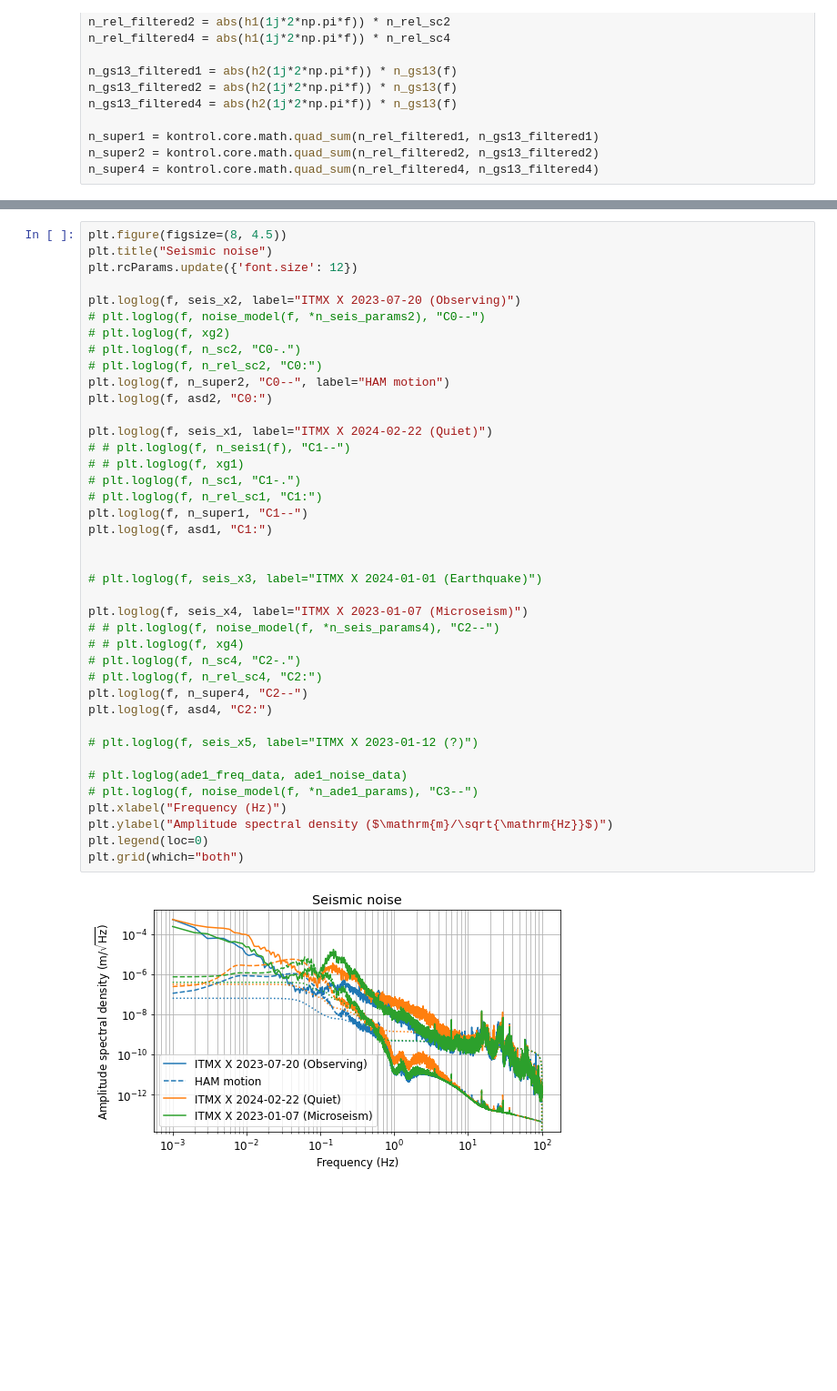
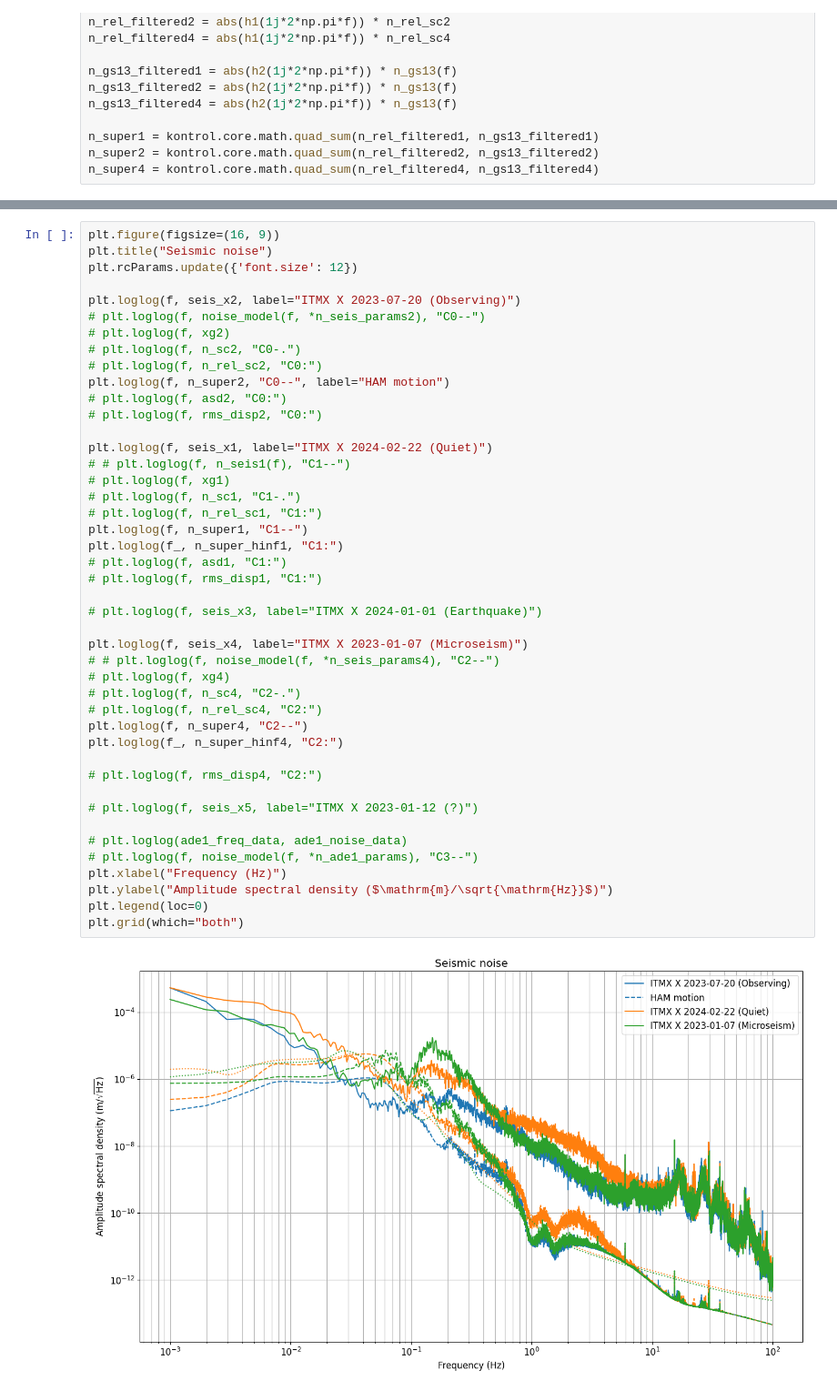
Before and after one commit to terrencetec/seibot, a Jupyter notebook: notebook/ligo_performance.ipynb, the cells around one changed output, grey strips where cells are left out. Shown at 91% size. Cells and saved outputs as stored; diff of their text form; blank space fills up the shorter version.

```diff
--- a/notebook/ligo_performance.ipynb
+++ b/notebook/ligo_performance.ipynb
@@ -134,43 +134,47 @@ plt.grid(which="both")
 # %%
-plt.figure(figsize=(8, 4.5))
+plt.figure(figsize=(16, 9))
 plt.title("Seismic noise")
 plt.rcParams.update({'font.size': 12})
 
 plt.loglog(f, seis_x2, label="ITMX X 2023-07-20 (Observing)")
 # plt.loglog(f, noise_model(f, *n_seis_params2), "C0--")
 # plt.loglog(f, xg2)
 # plt.loglog(f, n_sc2, "C0-.")
 # plt.loglog(f, n_rel_sc2, "C0:")
 plt.loglog(f, n_super2, "C0--", label="HAM motion")
-plt.loglog(f, asd2, "C0:")
+# plt.loglog(f, asd2, "C0:")
+# plt.loglog(f, rms_disp2, "C0:")
 
 plt.loglog(f, seis_x1, label="ITMX X 2024-02-22 (Quiet)")
 # # plt.loglog(f, n_seis1(f), "C1--")
-# # plt.loglog(f, xg1)
+# plt.loglog(f, xg1)
 # plt.loglog(f, n_sc1, "C1-.")
 # plt.loglog(f, n_rel_sc1, "C1:")
 plt.loglog(f, n_super1, "C1--")
-plt.loglog(f, asd1, "C1:")
-
+plt.loglog(f_, n_super_hinf1, "C1:")
+# plt.loglog(f, asd1, "C1:")
+# plt.loglog(f, rms_disp1, "C1:")
 
 # plt.loglog(f, seis_x3, label="ITMX X 2024-01-01 (Earthquake)")
 
 plt.loglog(f, seis_x4, label="ITMX X 2023-01-07 (Microseism)")
 # # plt.loglog(f, noise_model(f, *n_seis_params4), "C2--")
-# # plt.loglog(f, xg4)
+# plt.loglog(f, xg4)
 # plt.loglog(f, n_sc4, "C2-.")
 # plt.loglog(f, n_rel_sc4, "C2:")
 plt.loglog(f, n_super4, "C2--")
-plt.loglog(f, asd4, "C2:")
+plt.loglog(f_, n_super_hinf4, "C2:")
+
+# plt.loglog(f, rms_disp4, "C2:")
 
 # plt.loglog(f, seis_x5, label="ITMX X 2023-01-12 (?)")
 
 # plt.loglog(ade1_freq_data, ade1_noise_data)
 # plt.loglog(f, noise_model(f, *n_ade1_params), "C3--")
 plt.xlabel("Frequency (Hz)")
 plt.ylabel("Amplitude spectral density ($\mathrm{m}/\sqrt{\mathrm{Hz}}$)")
 plt.legend(loc=0)
 plt.grid(which="both")
 # %% [output]
-[figure, old version]
+[figure, new version]
 # %%
```
Also changed, not shown: parts of 43 cells of this notebook, 24 other files.
